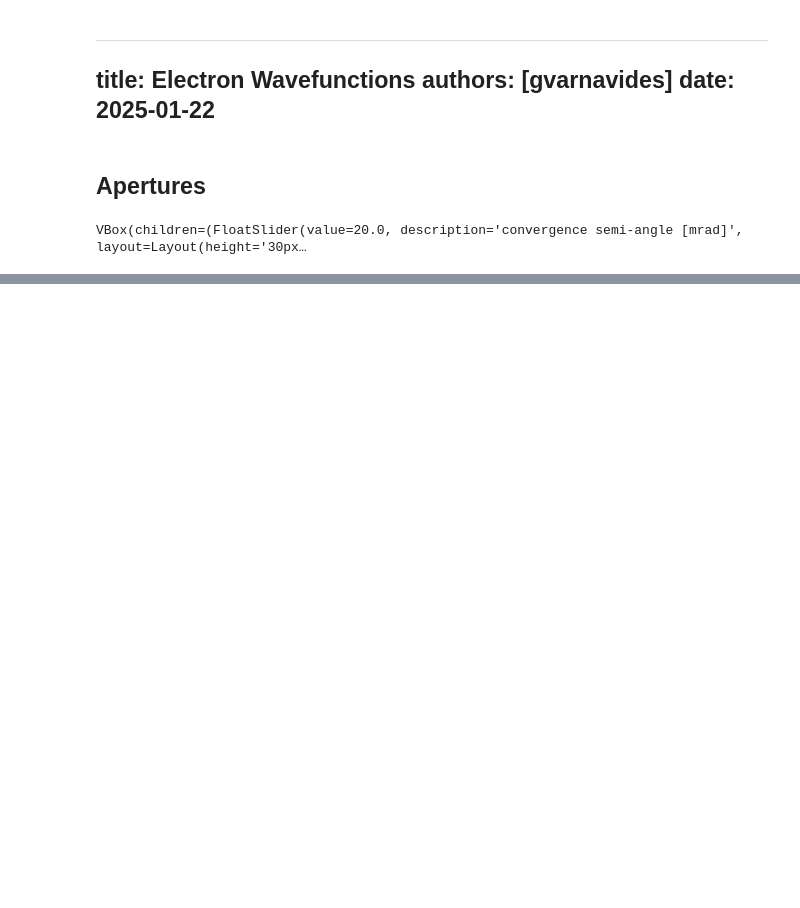
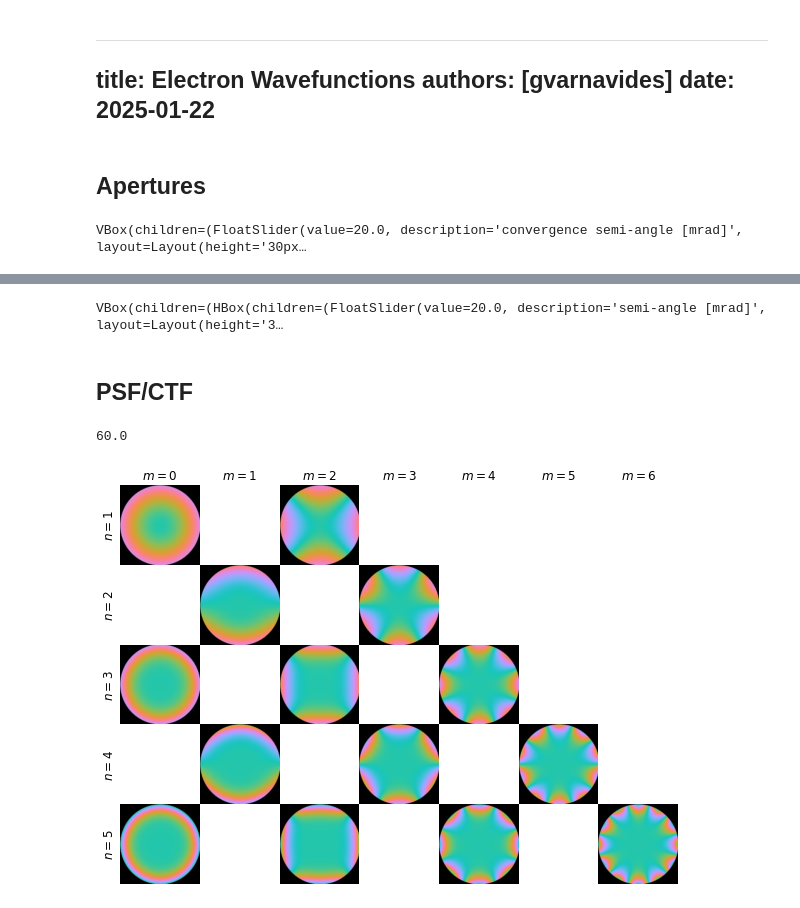
Before and after one commit to gvarnavi/apmc2025-4dstem-workshop, a Jupyter notebook: notebooks/electron-wavefunction.ipynb, the cells around one changed output, grey strips where cells are left out. Drawn from its saved outputs; the diff is of its cells as text; code cells hidden in the pictures; blank space fills up the shorter version.

```diff
--- a/notebooks/electron-wavefunction.ipynb
+++ b/notebooks/electron-wavefunction.ipynb
@@ -133,0 +286,19 @@ VBox(children=(FloatSlider(value=20.0, description='convergence semi-angle [mrad
+# %%
+#| label: app:aberrations_widget
+display(
+    ipywidgets.VBox(
+        [
+            ipywidgets.HBox([ab_semiangle_slider,ab_defocus_slider]),
+            ipywidgets.HBox([ab_astigmatism_slider,ab_astigmatism_angle_slider]),
+            ipywidgets.HBox([ab_coma_slider,ab_coma_angle_slider]),
+            ab_fig.canvas,
+        ],
+        layout=ipywidgets.Layout(
+            align_items="center"
+        )
+    )
+)
+# %% [output]
+VBox(children=(HBox(children=(FloatSlider(value=20.0, description='semi-angle [mrad]', layout=Layout(height='3…
+# %% [markdown]
+## PSF/CTF
@@ -133,0 +313,50 @@ VBox(children=(FloatSlider(value=20.0, description='convergence semi-angle [mrad
+# %%
+720/12
+# %% [output]
+60.0
+# %%
+def plot_coefficients(nm, arrays):
+    nrows, ncols = (5, 7)
+
+    dpi = 72
+    with plt.ioff():
+        # fig = plt.figure(figsize=(675/dpi,562.5/dpi),dpi=dpi)
+        fig = plt.figure(figsize=(720/dpi,600/dpi),dpi=dpi)
+
+    axes = ImageGrid(
+        fig,
+        111,
+        nrows_ncols=(nrows, ncols),
+        **{"axes_pad": 0.0},
+    )
+
+    axes = np.array(axes).reshape((5, 7))
+
+    for array, (n, m) in zip(arrays, nm):
+        ax = axes[(n - 1, m)]
+        rgb = py4DSTEM.visualize.Complex2RGB(array,vmin=0,vmax=1)
+        ax.imshow(rgb)
+
+    for ax in axes.ravel():
+        ax.set_xticks([])
+        ax.set_yticks([])
+        ax.set_xlabel("")
+        ax.set_ylabel("")
+
+        ax.spines["top"].set_visible(False)
+        ax.spines["right"].set_visible(False)
+        ax.spines["bottom"].set_visible(False)
+        ax.spines["left"].set_visible(False)
+
+    for i, ax in enumerate(axes[:, 0]):
+        ax.set_ylabel(f"$n={i + 1}$", fontsize=12)
+
+    for i, ax in enumerate(axes[0, :]):
+        ax.set_title(f"$m={i}$", fontsize=12)
+
+    return fig
+# %%
+#| label: app:ctfs_figure
+plot_coefficients(nm,ctfs)
+# %% [output]
+[figure, added]
```
Also changed, not shown: parts of 8 cells of this notebook, 1 other file.
